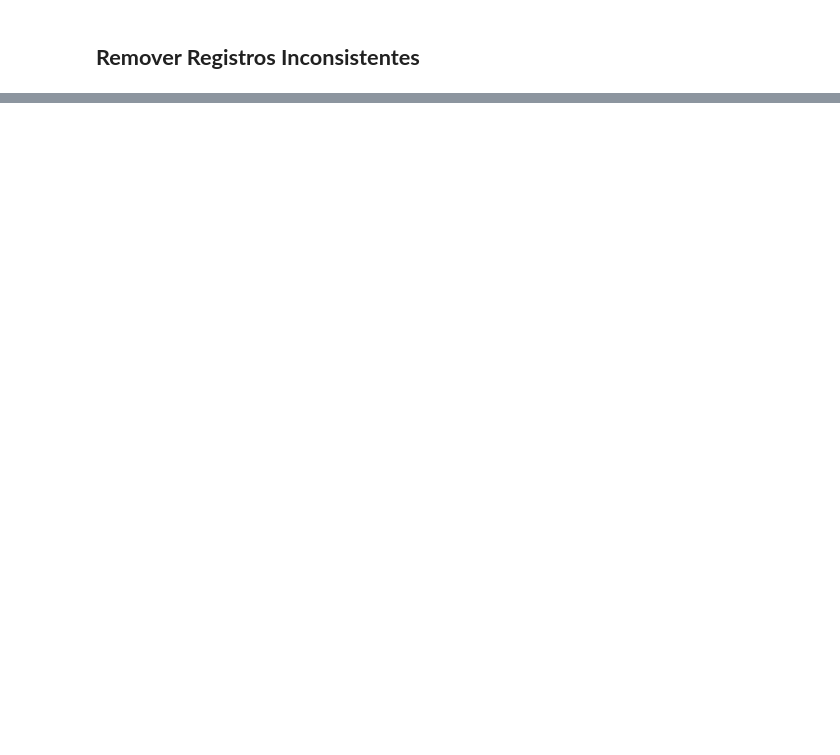
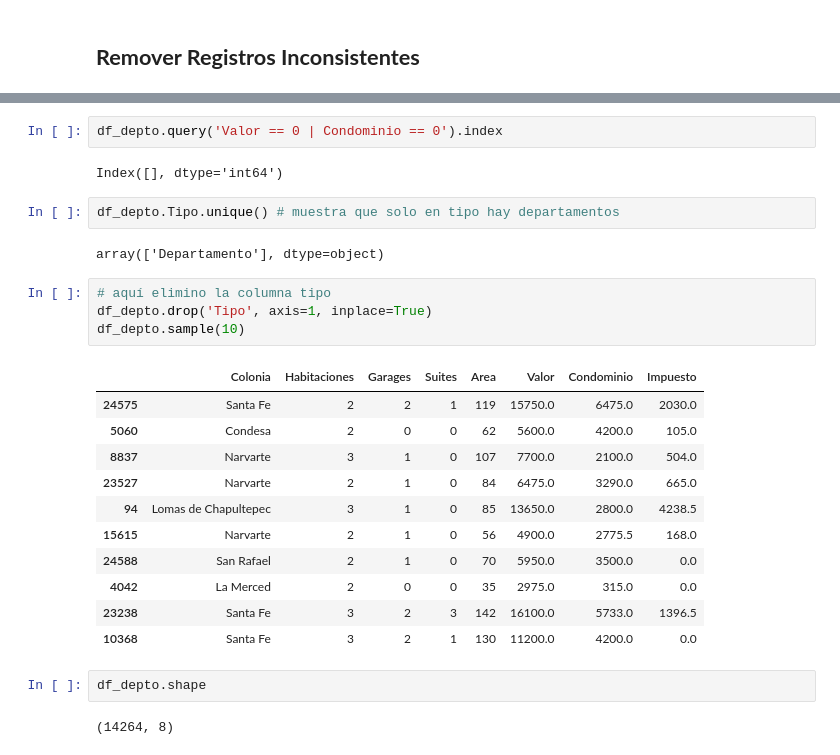
Before and after one commit to Nataliahfk/Data_science_Pandas, a Jupyter notebook: inmuebles_cdxm.ipynb, the cells around one changed output, grey strips where cells are left out. Cells and saved outputs as stored; diff of their text form; blank space fills up the shorter version.

```diff
--- a/inmuebles_cdxm.ipynb
+++ b/inmuebles_cdxm.ipynb
@@ -675,0 +760,28 @@ dtype: int64
+# %%
+df_depto.query('Valor == 0 | Condominio == 0').index
+# %% [output]
+Index([], dtype='int64')
+# %%
+df_depto.Tipo.unique() # muestra que solo en tipo hay departamentos
+# %% [output]
+array(['Departamento'], dtype=object)
+# %%
+# aquí elimino la columna tipo
+df_depto.drop('Tipo', axis=1, inplace=True)
+df_depto.sample(10)
+# %% [output]
+|  | Colonia | Habitaciones | Garages | Suites | Area | Valor | Condominio | Impuesto |
+| 24575 | Santa Fe | 2 | 2 | 1 | 119 | 15750.0 | 6475.0 | 2030.0 |
+| 5060 | Condesa | 2 | 0 | 0 | 62 | 5600.0 | 4200.0 | 105.0 |
+| 8837 | Narvarte | 3 | 1 | 0 | 107 | 7700.0 | 2100.0 | 504.0 |
+| 23527 | Narvarte | 2 | 1 | 0 | 84 | 6475.0 | 3290.0 | 665.0 |
+| 94 | Lomas de Chapultepec | 3 | 1 | 0 | 85 | 13650.0 | 2800.0 | 4238.5 |
+| 15615 | Narvarte | 2 | 1 | 0 | 56 | 4900.0 | 2775.5 | 168.0 |
+| 24588 | San Rafael | 2 | 1 | 0 | 70 | 5950.0 | 3500.0 | 0.0 |
+| 4042 | La Merced | 2 | 0 | 0 | 35 | 2975.0 | 315.0 | 0.0 |
+| 23238 | Santa Fe | 3 | 2 | 3 | 142 | 16100.0 | 5733.0 | 1396.5 |
+| 10368 | Santa Fe | 3 | 2 | 1 | 130 | 11200.0 | 4200.0 | 0.0 |
+# %%
+df_depto.shape
+# %% [output]
+(14264, 8)
```
Also changed, not shown: parts of 16 cells of this notebook.
